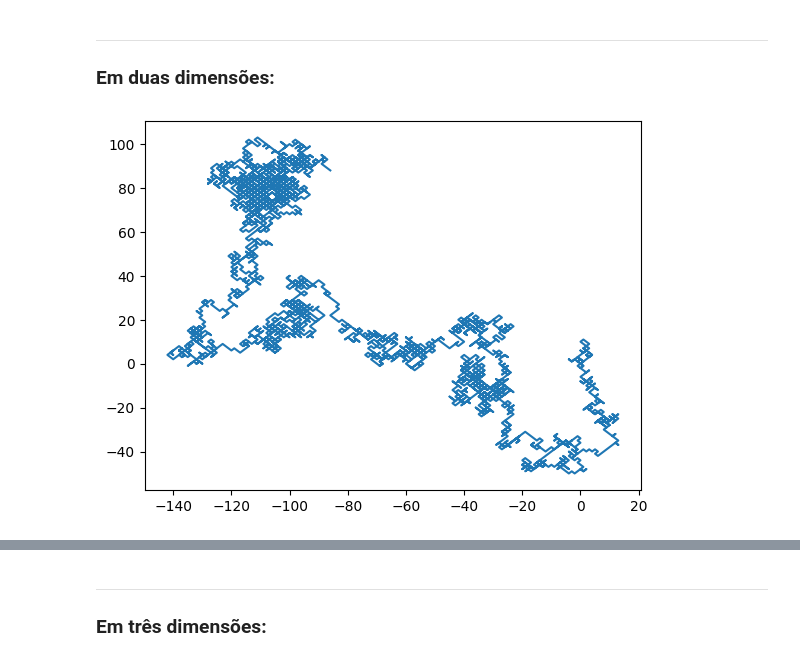
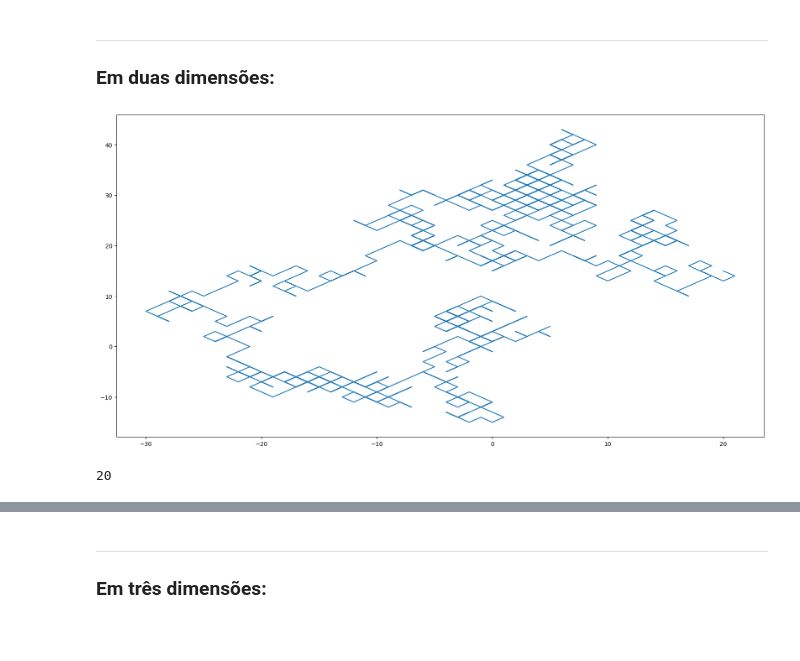
Before and after one commit to douglasnasc07/caminhada_aleatoria, a Jupyter notebook: random_walk.ipynb, the cells around one changed output, grey strips where cells are left out. Saved outputs shown, nothing was run; the diff lists cells and outputs as text; code cells hidden in the pictures; blank space fills up the shorter version.

```diff
--- a/random_walk.ipynb
+++ b/random_walk.ipynb
@@ -35,22 +80,32 @@ plt.show()
 ***********
 ### Em duas dimensões:
 # %%
-nsteps = 5000
+total_passos = 1000
 
-rngx = np.random.default_rng(seed=797845) #gerador de números aleatórios coordenada x
-rngy = np.random.default_rng(seed=355972) #gerador de números aleatórios coordenada y
+gerador_x = np.random.default_rng(seed=25) #gerador de números aleatórios coordenada x
+gerador_y = np.random.default_rng(seed=90) #gerador de números aleatórios coordenada y
 
-drawsx = rngx.integers(0, 2, size=nsteps)
-drawsy = rngy.integers(0, 2, size=nsteps)
+zero_um_x = gerador_x.integers(0, 2, size=total_passos)
+zero_um_y = gerador_y.integers(0, 2, size=total_passos)
 
+passos_x = np.where(zero_um_x == 0, -1, 1)
+passos_y = np.where(zero_um_y == 0, -1, 1)
 
-stepsx = np.where(drawsx == 0, -1, 1)
-stepsy = np.where(drawsy == 0, -1, 1)
+x0 = 4 #define a posição inicial como 3 = (4-1)
+y0 = 3
 
-walkx = stepsx.cumsum()
-walky = stepsy.cumsum()
+x = x0 + passos_x.cumsum()
+y = y0 + passos_y.cumsum()
 # %%
-plt.plot(walkx, walky)
+plt.figure(figsize=(20,10))
+plt.plot(x, y)
+
+
+
 plt.show()
 # %% [output]
-[figure, old version]
+[figure, new version]
+# %%
+x[-1]
+# %% [output]
+20
```
Also changed, not shown: parts of 47 cells of this notebook.
